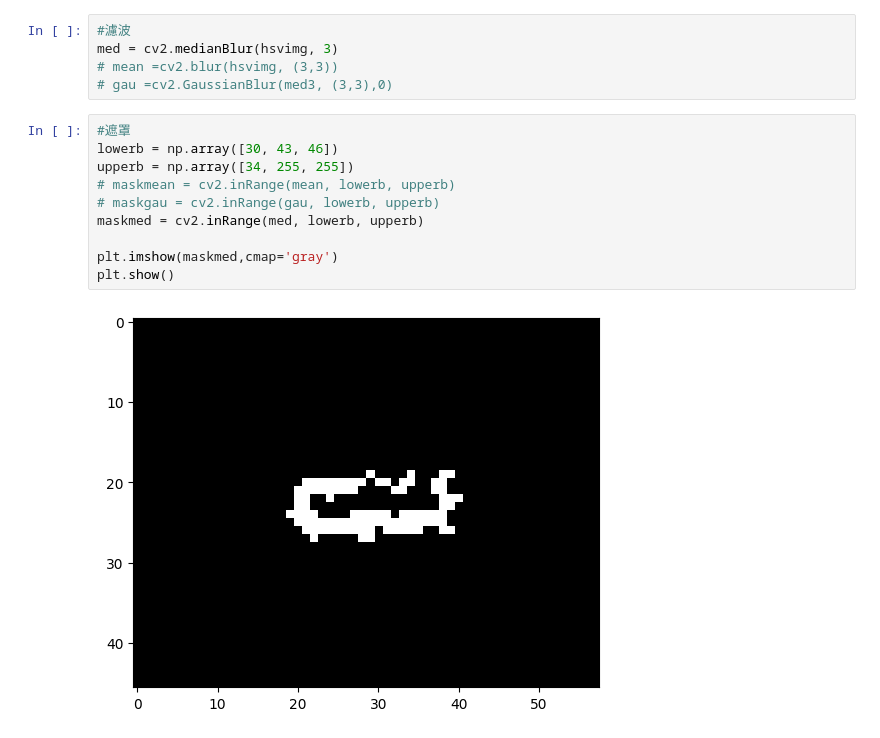
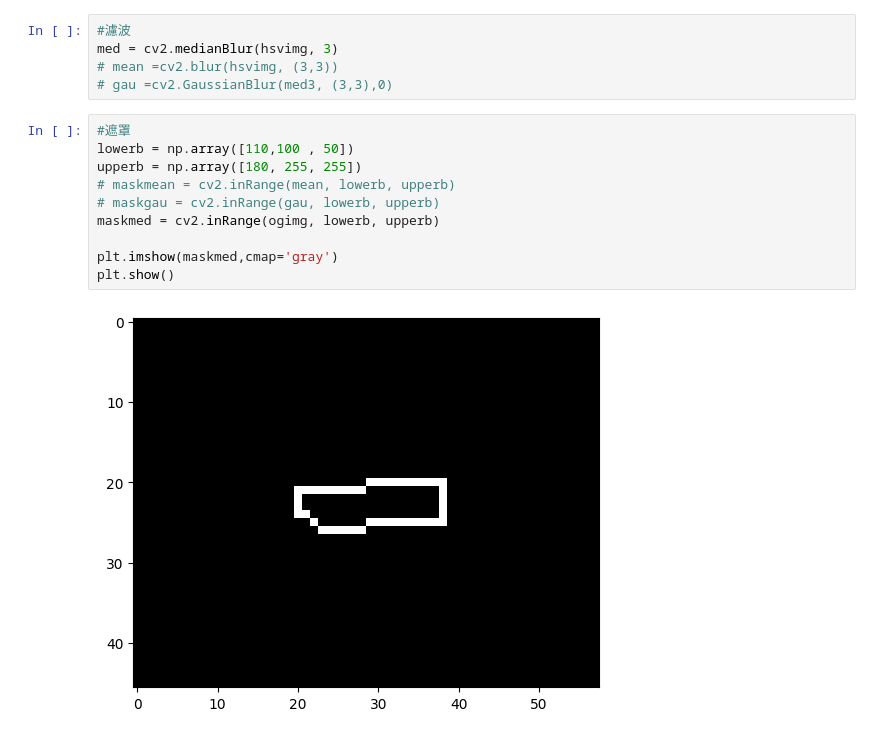
Before and after one commit to NN92002/NHW, a Jupyter notebook: HW3.ipynb, the cells around one changed output. Cells and saved outputs as stored; diff of their text form.

```diff
--- a/HW3.ipynb
+++ b/HW3.ipynb
@@ -17,15 +17,15 @@ med = cv2.medianBlur(hsvimg, 3)
 # gau =cv2.GaussianBlur(med3, (3,3),0)
 # %%
 #遮罩
-lowerb = np.array([30, 43, 46])
-upperb = np.array([34, 255, 255])
+lowerb = np.array([110,100 , 50])
+upperb = np.array([180, 255, 255])
 # maskmean = cv2.inRange(mean, lowerb, upperb)
 # maskgau = cv2.inRange(gau, lowerb, upperb)
-maskmed = cv2.inRange(med, lowerb, upperb)
+maskmed = cv2.inRange(ogimg, lowerb, upperb)
 
 plt.imshow(maskmed,cmap='gray')
 plt.show()
 # %% [output]
-[figure, old version]
+[figure, new version]
 # %%
 #閉運算
```
Also changed, not shown: parts of 2 cells of this notebook, 10 other files.
